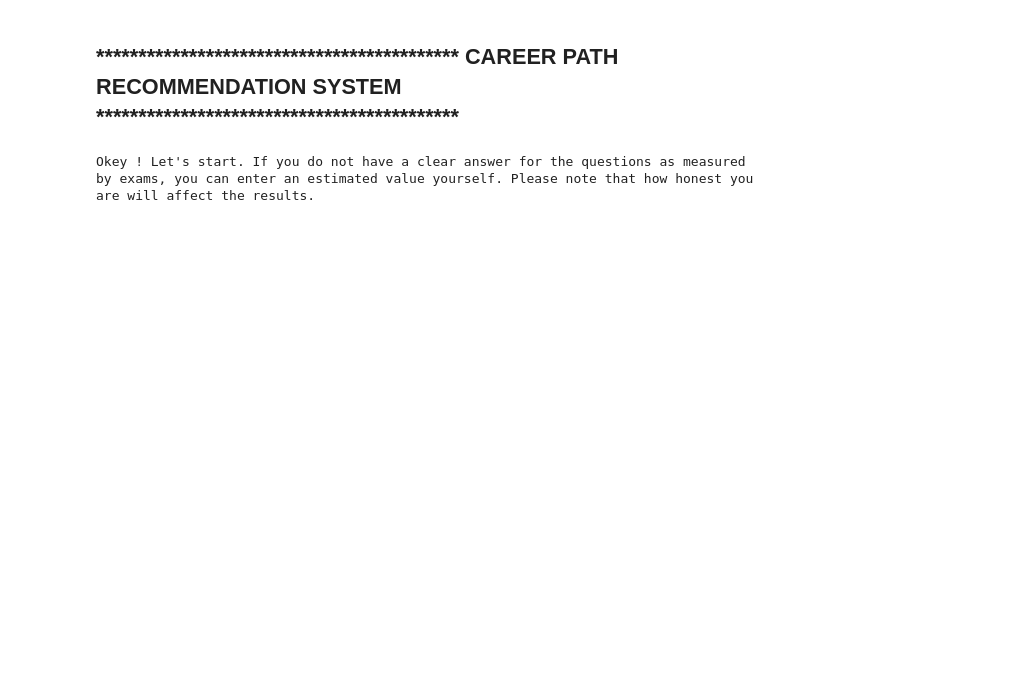
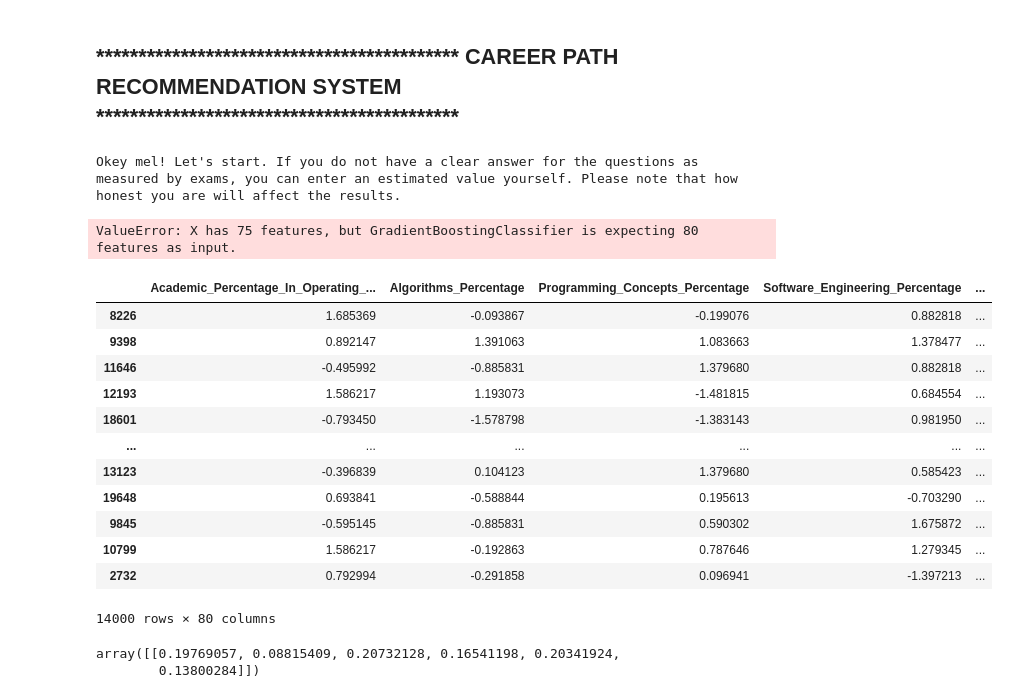
Before and after one commit to melikedulkadir/Career-Path-Predictor, a Jupyter notebook: Career-Path-Predictor.ipynb, the cells around one changed output. Cells and saved outputs as stored; diff of their text form; code cells hidden in the pictures; blank space fills up the shorter version.

Commit message:
tested the model TOGETHER

```diff
--- a/Career-Path-Predictor.ipynb
+++ b/Career-Path-Predictor.ipynb
@@ -714,6 +708,15 @@ XGBClassifier(base_score=0.5, booster='gbtree', callbacks=None,
               max_depth=6, max_leaves=0, min_child_weight=1, missing=nan,
               monotone_constraints='()', n_estimators=100, n_jobs=0,
               num_parallel_tree=1, objective='multi:softmax', predictor='auto', ...)
+# %%
+arr = []
+for col in df.columns:
+    if col in arr:
+        print(col)
+        df.rename(columns = {col:col+'2'}, inplace = True)
+        arr.append(col+'2')
+    else:
+        arr.append(col)
 # %%
 xgboost_predictions = xgboost_model.predict(X_test)
 
@@ -1094,17 +992,17 @@ weighted avg       0.04      0.20      0.07      6000
 # %%
 X_train, X_test, y_train, y_test = train_test_split(X, y,random_state=0, test_size=0.3)
 # %%
-gradient_boosting_model = GradientBoostingClassifier(n_estimators=30, learning_rate=0.05, max_features=3, max_depth=2, random_state=0)
-gradient_boosting_model.fit(X_train, y_train)
-gradient_boosting_predictions = gradient_boosting_model.predict(X_test)
+final_gradient_boosting_model = GradientBoostingClassifier(n_estimators=30, learning_rate=0.05, max_features=3, max_depth=2, random_state=0)
+final_gradient_boosting_model.fit(X_train, y_train)
+final_gradient_boosting_predictions = final_gradient_boosting_model.predict(X_test)
 
 print("Confusion Matrix:")
-print(confusion_matrix(y_test, gradient_boosting_predictions))
+print(confusion_matrix(y_test, final_gradient_boosting_predictions))
 
 print("Classification Report")
-print(classification_report(y_test, gradient_boosting_predictions))
+print(classification_report(y_test, final_gradient_boosting_predictions))
 
-accuracy = gradient_boosting_model.score(X_test, y_test)
+accuracy = final_gradient_boosting_model.score(X_test, y_test)
 print(accuracy*100)
 # %% [output]
 Confusion Matrix:
@@ -1217,6 +1055,8 @@ def dummy_converter(data,size):
 ##                                             ******************************************* CAREER PATH RECOMMENDATION SYSTEM *******************************************
 # %%
 responses = []
+responses2 = []
+
 
 name = input("Hi! Welcome to the Career Path Recommendation System.\n Could I learn your name if you want? You can type 'x' instead.")
 print("Okey {}! Let's start. If you do not have a clear answer for the questions as measured by exams, you can enter an estimated value yourself. Please note that how honest you are will affect the results.".format(name))
@@ -1239,7 +1079,9 @@ coding_skills_rating = input("What is your Coding Skills Rating (in a range of 0
 public_speaking_points = input("What is your Public Speaking Point (in a range of 0-10)")
 
 
-responses.append(acamedic_percentage_operating_system,algorithms_percentage,programming_concepts_percentage,software_engineering_percentage,computer_networks_percentage,electronics_subjects_percentage,computer_architecture_percentage,mathematics_percentage,communication_skills_percentage,hours_working_per_day,logical_quotient_rating,hackathons,coding_skills_rating,public_speaking_points)
+responses = responses + [acamedic_percentage_operating_system,algorithms_percentage,programming_concepts_percentage,software_engineering_percentage,computer_networks_percentage,electronics_subjects_percentage,computer_architecture_percentage,mathematics_percentage,communication_skills_percentage,hours_working_per_day,logical_quotient_rating,hackathons,coding_skills_rating,public_speaking_points]
+
+responses2 = responses2+ [logical_quotient_rating,hackathons,coding_skills_rating,public_speaking_points]
 
 can_work_long_time_before_system = input("Can you work long times? (Please type yes or no)")
 self_learning_capability = input("Do you have a self learning capability? (Please type yes or no)")
@@ -1247,13 +1089,15 @@ extra_courses_did = input("Have you attended an extra course? (Please type yes o
 talent_tests_taken = input("Have you ever taken talent test (Please type yes or no)") # YES 1
 olympiad = input("Have you ever attend any olympiad (Please type yes or no)") # YES 1
 
-responses.append(yes_no_converter(can_work_long_time_before_system,"yes"),yes_no_converter(self_learning_capability,"yes"),yes_no_converter(extra_courses_did,"no"),yes_no_converter(talent_tests_taken,"yes"),yes_no_converter(olympiad,"yes"))
+responses = responses +[yes_no_converter(can_work_long_time_before_system,"yes"),yes_no_converter(self_learning_capability,"yes"),yes_no_converter(extra_courses_did,"no"),yes_no_converter(talent_tests_taken,"yes"),yes_no_converter(olympiad,"yes")]
 
 reading_and_writing_skills = input("Please rate your reading and writing skills. (Excellent, Medium, Low)") #0 1 2
 memory_capability_score = input("Please rate your memory capability. (Excellent, Medium, Low)")  #0 1 2
 
 
-responses.append(level_converter(reading_and_writing_skills),level_converter(memory_capability_score))
+responses = responses +[level_converter(reading_and_writing_skills),level_converter(memory_capability_score)]
+
+responses2 = responses2 +[yes_no_converter(self_learning_capability,"yes"),yes_no_converter(extra_courses_did,"no"),level_converter(reading_and_writing_skills),level_converter(memory_capability_score)]
 
 job_higher_studies = input("Which one do you prefer? Please type 'job'  or 'higher studies'.") # 0 higher
 
@@ -1264,15 +1108,18 @@ interested_in_games = input("Do you insterested in games (Please type yes or no)
 salary_or_work = input("Which one has higher importance for you high salary or happy work time? Please type 'salary' or 'work'") # salary 1
 being_in_a_relationship = input("Are you in a relationship? Please type 'yes' or 'no'.") # YES 1
 
-responses.append(yes_no_converter(taken_inputs_from_seniors_or_elders,"yes"),yes_no_converter(interested_in_games,"yes"),yes_no_converter(salary_or_work,"salary"),yes_no_converter(being_in_a_relationship,"yes"))
+responses = responses +[yes_no_converter(taken_inputs_from_seniors_or_elders,"yes"),yes_no_converter(interested_in_games,"yes"),yes_no_converter(salary_or_work,"salary"),yes_no_converter(being_in_a_relationship,"yes")]
+
+
 
 gentle_or_tuff_behaviour = input("Do you have gentle or stubborn behavior? Please type 'gentle' or 'stubborn'") #stubborn 1
 management_or_technical = input("Which one do you prefer? Management or Technical? Please type 'management' or 'technical'") #tech 1
 worked_in_teams_ever = input("Have you ever worked in team? Please type yes or no.") #yes 1
 introvert = input("Are you introvert? Please type yes or no.")  #yes
 
-responses.append(yes_no_converter(gentle_or_tuff_behaviour,"stubborn"),yes_no_converter(management_or_technical,"technical"),yes_no_converter(worked_in_teams_ever,"yes"),yes_no_converter(introvert,"yes"))
+responses = responses +[yes_no_converter(gentle_or_tuff_behaviour,"stubborn"),yes_no_converter(management_or_technical,"technical"),yes_no_converter(worked_in_teams_ever,"yes"),yes_no_converter(introvert,"yes")]
 
+responses2 = responses2 +[yes_no_converter(taken_inputs_from_seniors_or_elders,"yes"),yes_no_converter(management_or_technical,"technical"),yes_no_converter(worked_in_teams_ever,"yes"),yes_no_converter(introvert,"yes")]
 
 interested_subjects = input("Which of the following subject have you interested? Please type the number of the subject. (you can press 0 if you haven't received any)"
                             "\n1:Computer Architecture"
@@ -1288,6 +1135,7 @@ interested_subjects = input("Which of the following subject have you interested?
 
 
 responses = responses + dummy_converter(interested_subjects,10)
+responses2 = responses2 + dummy_converter(interested_subjects,10)
 
 interested_career_area = input("Which of the following career are have you interested? Please type the number of the subject. (you can press 0 if you haven't received any)"
                                "\n1:Business Process"
@@ -1295,9 +1143,12 @@ interested_career_area = input("Which of the following career are have you inter
                                "\n3:Developer"
                                "\n4:Security"
                                "\n5:System developer"
-                               "\n6:Analyst Testing") #?
+                               "\n6:Analyst Testing")
+
+
 
 responses = responses + dummy_converter(interested_career_area,6)
+responses2 = responses2 + dummy_converter(interested_career_area,6)
 
 type_of_company = input("Which type of company do you want to settle in? Please type the number of the company. (you can press 0 if you haven't received any)"
                         "\n1:BPA"
@@ -1312,12 +1163,14 @@ type_of_company = input("Which type of company do you want to settle in? Please
                         "\n10:Product Development")
 
 responses = responses + dummy_converter(type_of_company,10)
+responses2 = responses2 + dummy_converter(type_of_company,10)
 
 worker_type = input("Are you Hard Worker or Smart Worker?"
                     "\n1:Hard Worker"
                     "\n2:Smart Worker") #1 hard
 
 responses = responses + dummy_converter(worker_type,2)
+responses2 = responses2 + dummy_converter(worker_type,2)
 
 certifications = input("Which of the following certificate have you received? Please type the number of the certificate. (you can press 0 if you haven't received any)"
                        "\n1:App Development"
@@ -1331,6 +1184,7 @@ certifications = input("Which of the following certificate have you received? Pl
                        "\n9:Shell Programming")
 
 responses = responses + dummy_converter(certifications,9)
+responses2 = responses2 + dummy_converter(certifications,9)
 
 workshops =  input("Which of the following workshop have you attended? Please type the number of the workshop. (you can press 0 if you haven't received any)"
                    "\n1:Cloud computing"
@@ -1343,5 +1197,6 @@ workshops =  input("Which of the following workshop have you attended? Please ty
                    "\n8:Web technologies")
 
 responses = responses + dummy_converter(workshops,8)
+responses2 = responses2 + dummy_converter(workshops,8)
 # %% [output]
-Okey ! Let's start. If you do not have a clear answer for the questions as measured by exams, you can enter an estimated value yourself. Please note that how honest you are will affect the results.
+Okey mel! Let's start. If you do not have a clear answer for the questions as measured by exams, you can enter an estimated value yourself. Please note that how honest you are will affect the results.
@@ -1347,0 +1209,20 @@ Okey ! Let's start. If you do not have a clear answer for the questions as measu
+# %%
+final_gradient_boosting_model.predict([responses])
+# %% [output]
+ValueError: X has 75 features, but GradientBoostingClassifier is expecting 80 features as input.
+# %%
+X_train
+# %% [output]
+|  | Academic_Percentage_In_Operating_... | Algorithms_Percentage | Programming_Concepts_Percentage | Software_Engineering_Percentage | ... |
+| 8226 | 1.685369 | -0.093867 | -0.199076 | 0.882818 | ... |
+| 9398 | 0.892147 | 1.391063 | 1.083663 | 1.378477 | ... |
+| 11646 | -0.495992 | -0.885831 | 1.379680 | 0.882818 | ... |
+| 12193 | 1.586217 | 1.193073 | -1.481815 | 0.684554 | ... |
+| 18601 | -0.793450 | -1.578798 | -1.383143 | 0.981950 | ... |
+| ... | ... | ... | ... | ... | ... |
+| 13123 | -0.396839 | 0.104123 | 1.379680 | 0.585423 | ... |
+| 19648 | 0.693841 | -0.588844 | 0.195613 | -0.703290 | ... |
+| 9845 | -0.595145 | -0.885831 | 0.590302 | 1.675872 | ... |
+| 10799 | 1.586217 | -0.192863 | 0.787646 | 1.279345 | ... |
+| 2732 | 0.792994 | -0.291858 | 0.096941 | -1.397213 | ... |
+14000 rows × 80 columns
@@ -1347,0 +1231,5 @@ Okey ! Let's start. If you do not have a clear answer for the questions as measu
+# %%
+final_gradient_boosting_model.predict_proba([responses])
+# %% [output]
+array([[0.19769057, 0.08815409, 0.20732128, 0.16541198, 0.20341924,
+        0.13800284]])
```
Also changed, not shown: parts of 31 cells of this notebook.
